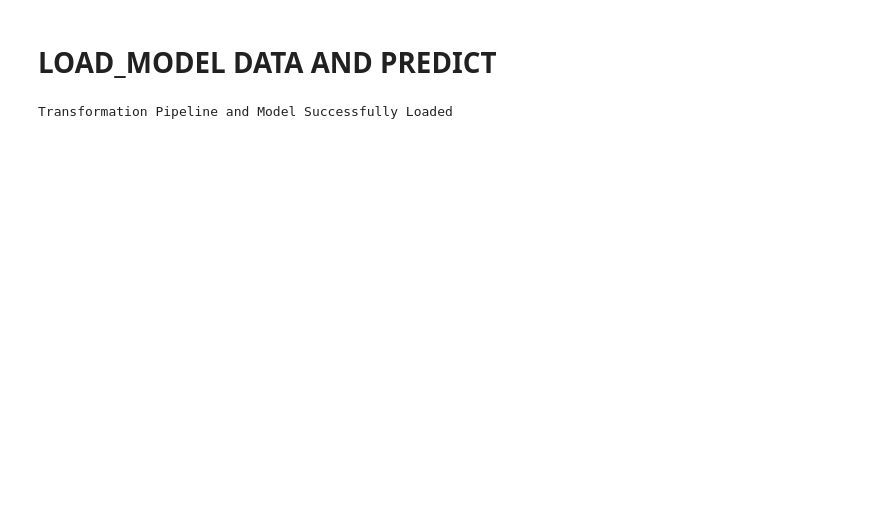
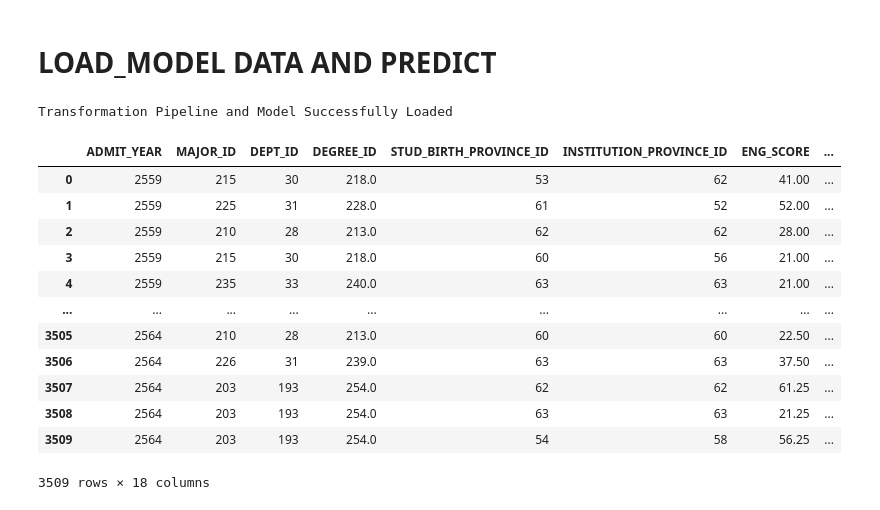
Before and after one commit to MossOcelot/PredictDropoutStudent, a Jupyter notebook: model/feature_data_.ipynb, the cells around one changed output. Drawn from its saved outputs; the diff is of its cells as text; code cells hidden in the pictures; blank space fills up the shorter version.

```diff
--- a/model/feature_data_.ipynb
+++ b/model/feature_data_.ipynb
@@ -105,4 +286,22 @@ model_ = load_model('model_top_no_STILL_STUDENT_2Class')
 # %% [output]
 Transformation Pipeline and Model Successfully Loaded
 # %%
-data_test = pd.read_csv('../data/data_dropout_59-64(final_model_test).csv')
+data_test = pd.read_csv('../data/data_dropout_59-64(4).csv')
+# %%
+dataa = data_test.drop(['STUDENT_ID','STUDY_STATUS','STATUS_DESC_THAI','STILL_STUDENT','ENT_METHOD','ENT_METHOD_DESC','PROVINCE_NAME_THAI','PREV_INSTITUTION_NAME','INSTITUTION_PROVINCE_NAME','PARENTS_MARRIED_NAME','PARENTS_MARRIED_NAME_CODE'],axis=1)
+# %%
+dataa
+# %% [output]
+|  | ADMIT_YEAR | MAJOR_ID | DEPT_ID | DEGREE_ID | STUD_BIRTH_PROVINCE_ID | INSTITUTION_PROVINCE_ID | ENG_SCORE | ... |
+| 0 | 2559 | 215 | 30 | 218.0 | 53 | 62 | 41.00 | ... |
+| 1 | 2559 | 225 | 31 | 228.0 | 61 | 52 | 52.00 | ... |
+| 2 | 2559 | 210 | 28 | 213.0 | 62 | 62 | 28.00 | ... |
+| 3 | 2559 | 215 | 30 | 218.0 | 60 | 56 | 21.00 | ... |
+| 4 | 2559 | 235 | 33 | 240.0 | 63 | 63 | 21.00 | ... |
+| ... | ... | ... | ... | ... | ... | ... | ... | ... |
+| 3505 | 2564 | 210 | 28 | 213.0 | 60 | 60 | 22.50 | ... |
+| 3506 | 2564 | 226 | 31 | 239.0 | 63 | 63 | 37.50 | ... |
+| 3507 | 2564 | 203 | 193 | 254.0 | 62 | 62 | 61.25 | ... |
+| 3508 | 2564 | 203 | 193 | 254.0 | 63 | 63 | 21.25 | ... |
+| 3509 | 2564 | 203 | 193 | 254.0 | 54 | 58 | 56.25 | ... |
+3509 rows × 18 columns
```
Also changed, not shown: parts of 47 cells of this notebook, 2 other files.
